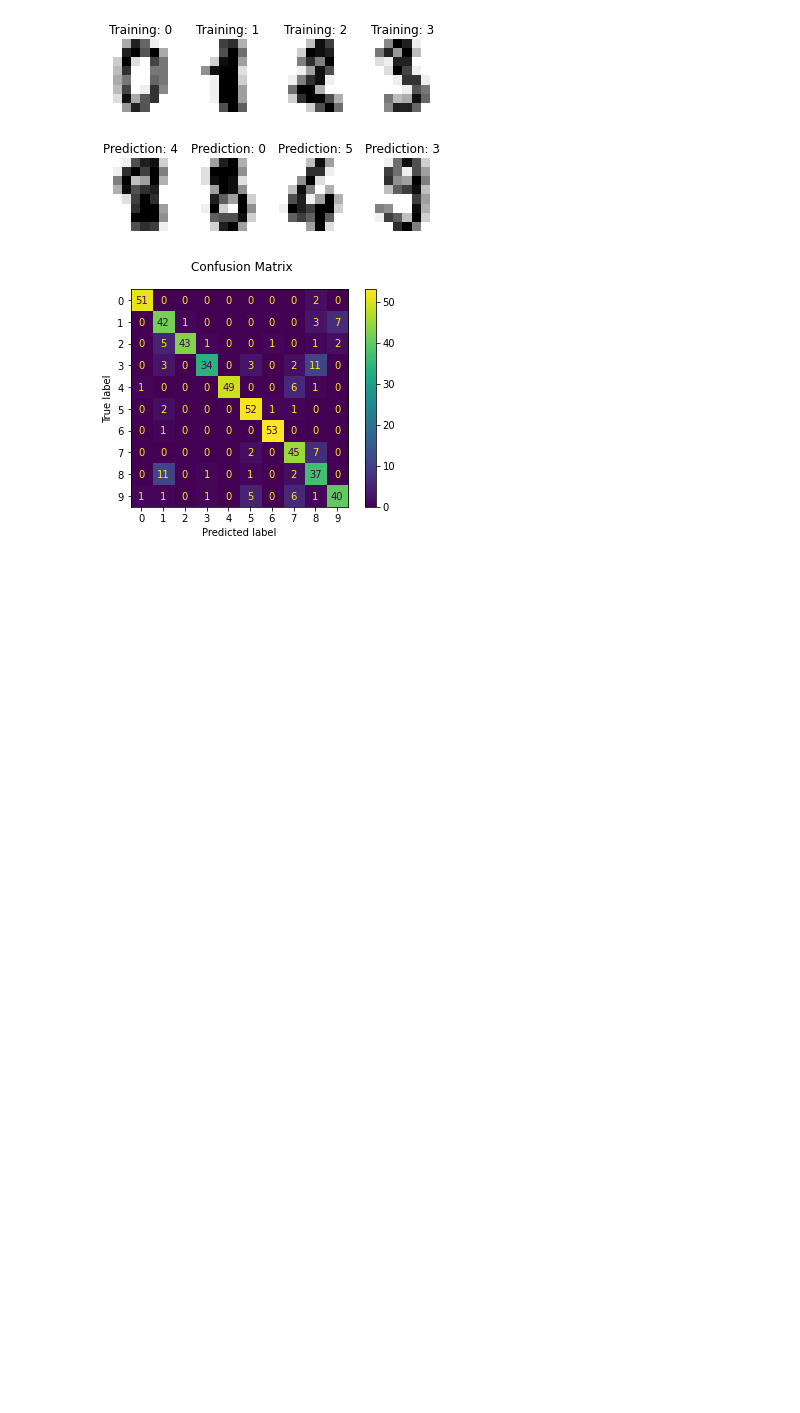
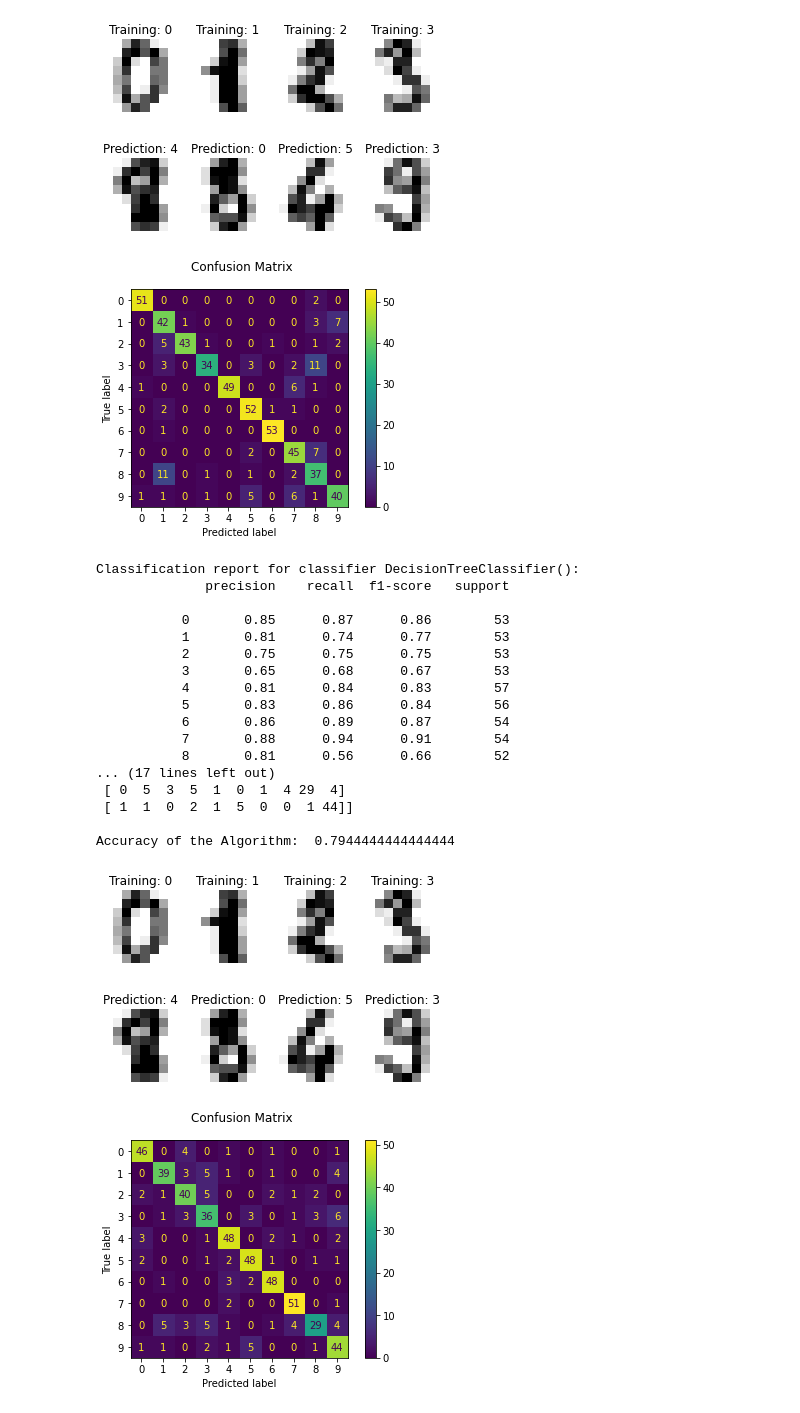
Before and after one commit to meysamhadigheh/test_number_recognition, a Jupyter notebook: mahroon_SkLearn/number_recognition.ipynb, the cells around one changed output. Saved outputs shown, nothing was run; the diff lists cells and outputs as text; code cells hidden in the pictures; blank space fills up the shorter version.

Commit message:
Decision Trees classifier

```diff
--- a/mahroon_SkLearn/number_recognition.ipynb
+++ b/mahroon_SkLearn/number_recognition.ipynb
@@ -146,3 +146,47 @@ Confusion matrix:
 Accuracy of the Algorithm:  0.825925925925926
 [figure]
 [figure]
+# %%
+# 3. Decision Trees
+from sklearn import tree
+dt_classifier = tree.DecisionTreeClassifier()
+dt_classifier.fit(X_train, y_train)
+predicted = dt_classifier.predict(X_test)
+_, axes = plt.subplots(2, 4)
+images_and_labels = list(zip(digits.images, digits.target))
+for ax, (image, label) in zip(axes[0, :], images_and_labels[:4]):
+    ax.set_axis_off()
+    ax.imshow(image, cmap=plt.cm.gray_r, interpolation='nearest')
+    ax.set_title('Training: %i' % label)
+
+images_and_predictions = list(zip(digits.images[n_samples // 2:], predicted))
+for ax, (image, prediction) in zip(axes[1, :], images_and_predictions[:4]):
+    ax.set_axis_off()
+    ax.imshow(image, cmap=plt.cm.gray_r, interpolation='nearest')
+    ax.set_title('Prediction: %i' % prediction)
+print("\nClassification report for classifier %s:\n%s\n" % (dt_classifier, metrics.classification_report(y_test, predicted)))
+disp = metrics.plot_confusion_matrix(dt_classifier, X_test, y_test)
+disp.figure_.suptitle("Confusion Matrix")
+print("\nConfusion matrix:\n%s" % disp.confusion_matrix)
+print("\nAccuracy of the Algorithm: ", dt_classifier.score(X_test, y_test))
+plt.show()
+# %% [output]
+Classification report for classifier DecisionTreeClassifier():
+              precision    recall  f1-score   support
+
+           0       0.85      0.87      0.86        53
+           1       0.81      0.74      0.77        53
+           2       0.75      0.75      0.75        53
+           3       0.65      0.68      0.67        53
+           4       0.81      0.84      0.83        57
+           5       0.83      0.86      0.84        56
+           6       0.86      0.89      0.87        54
+           7       0.88      0.94      0.91        54
+           8       0.81      0.56      0.66        52
+... (17 lines left out)
+ [ 0  5  3  5  1  0  1  4 29  4]
+ [ 1  1  0  2  1  5  0  0  1 44]]
+
+Accuracy of the Algorithm:  0.7944444444444444
+[figure, added]
+[figure, added]
```
